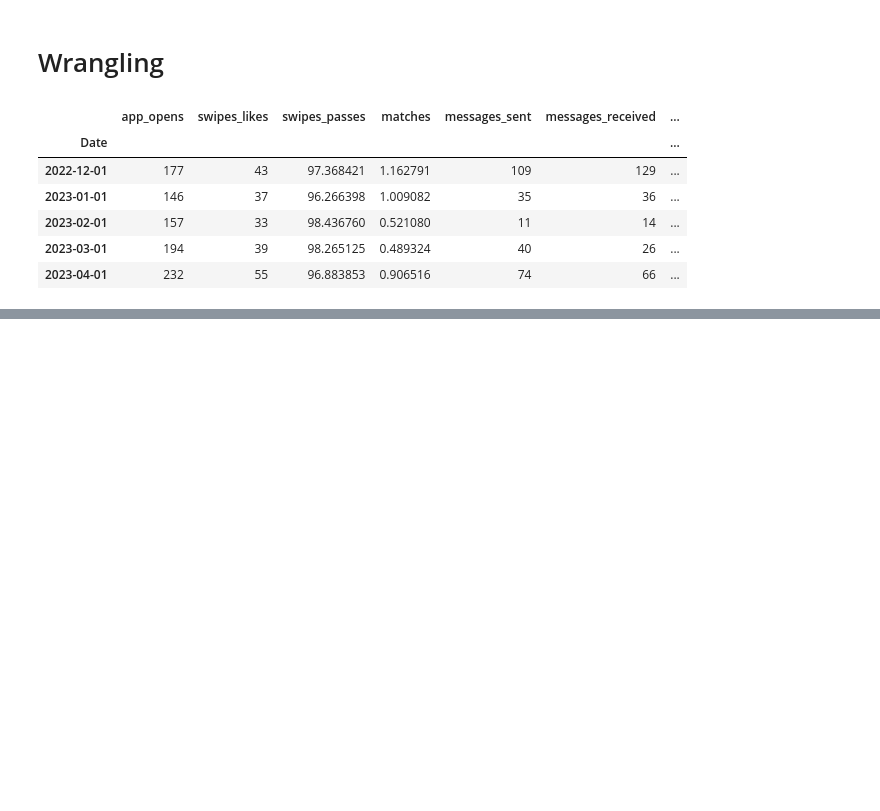
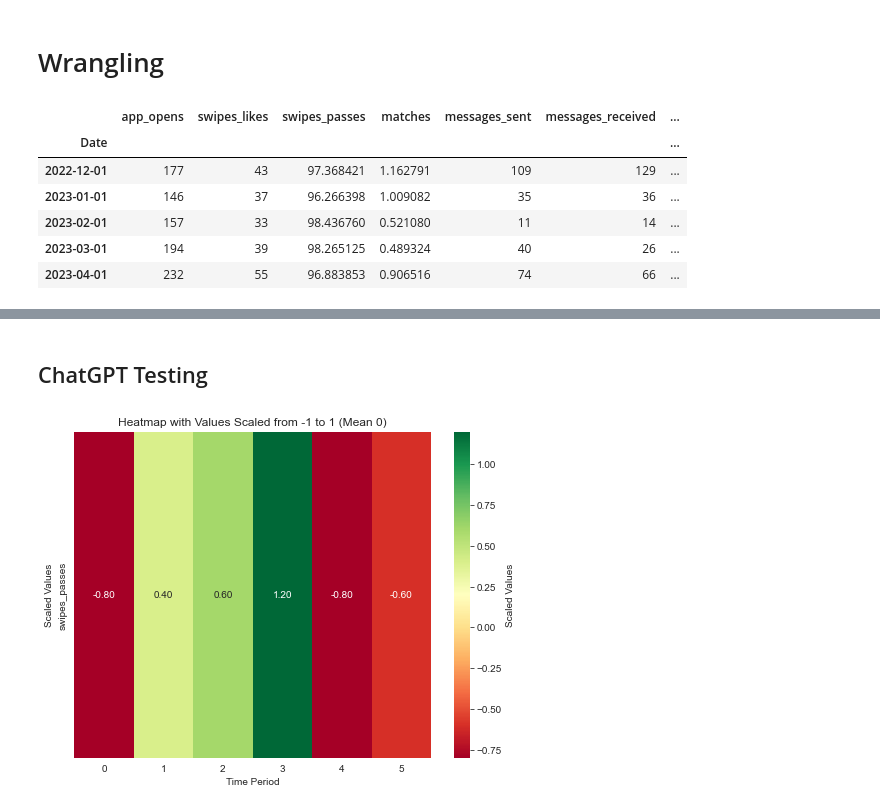
Before and after one commit to saminourji/TinderAnalysis, a Jupyter notebook: main.ipynb, the cells around one changed output, grey strips where cells are left out. Saved outputs shown, nothing was run; the diff lists cells and outputs as text; code cells hidden in the pictures; blank space fills up the shorter version.

```diff
--- a/main.ipynb
+++ b/main.ipynb
@@ -163,0 +225,46 @@ TO ADD NEXT:
+# %% [markdown]
+## ChatGPT Testing
+# %%
+import seaborn as sns
+import pandas as pd
+import matplotlib.pyplot as plt
+import numpy as np
+
+# # Sample data (replace this with your own data)
+# data = {'swipes_passes': [2, 8, 9, 12, 2, 3]}
+# df = pd.DataFrame(data)
+
+# # Sort the values in the column and select the top 10
+# top_10_values = df['swipes_passes'].nlargest(3)
+
+# # Create a mask to annotate only the top 10 values
+# mask = df['swipes_passes'].apply(lambda x: x if x in top_10_values.values else "")
+
+# # Create a heatmap with the column as the y-variable
+# plt.figure(figsize=(8, 6))
+# sns.heatmap(df[['swipes_passes']].T, annot=mask.to_frame().T, fmt='', cmap='RdYlGn', cbar_kws={'label': 'Number of Passes'})
+# plt.title('Heatmap of Top 10 Passes')
+# plt.xlabel('Time Period')
+# plt.ylabel('Number of Passes')
+# plt.show()
+
+
+# Sample data (replace this with your own data)
+data = {'swipes_passes': [2, 8, 9, 12, 2, 3]}
+df = pd.DataFrame(data)
+
+# Calculate the mean of the column
+mean_value = df['swipes_passes'].mean()
+
+# Scale the data to have values from -1 to 1 with the mean as 0
+scaled_data = 2 * (df['swipes_passes'] - mean_value) / (df['swipes_passes'].max() - df['swipes_passes'].min())
+
+# Create a heatmap with the scaled column
+plt.figure(figsize=(8, 6))
+sns.heatmap(scaled_data.to_frame().T, annot=True, fmt='.2f', cmap='RdYlGn', cbar_kws={'label': 'Scaled Values'})
+plt.title('Heatmap with Values Scaled from -1 to 1 (Mean 0)')
+plt.xlabel('Time Period')
+plt.ylabel('Scaled Values')
+plt.show()
+# %% [output]
+[figure, added]
```
Also changed, not shown: parts of 11 cells of this notebook.
